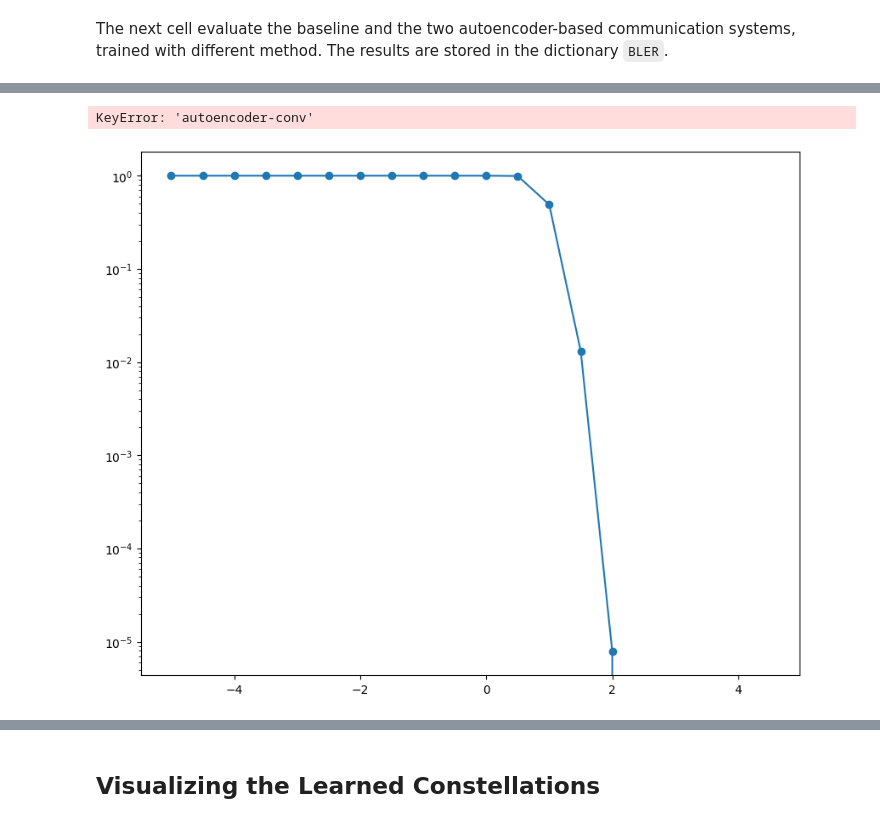
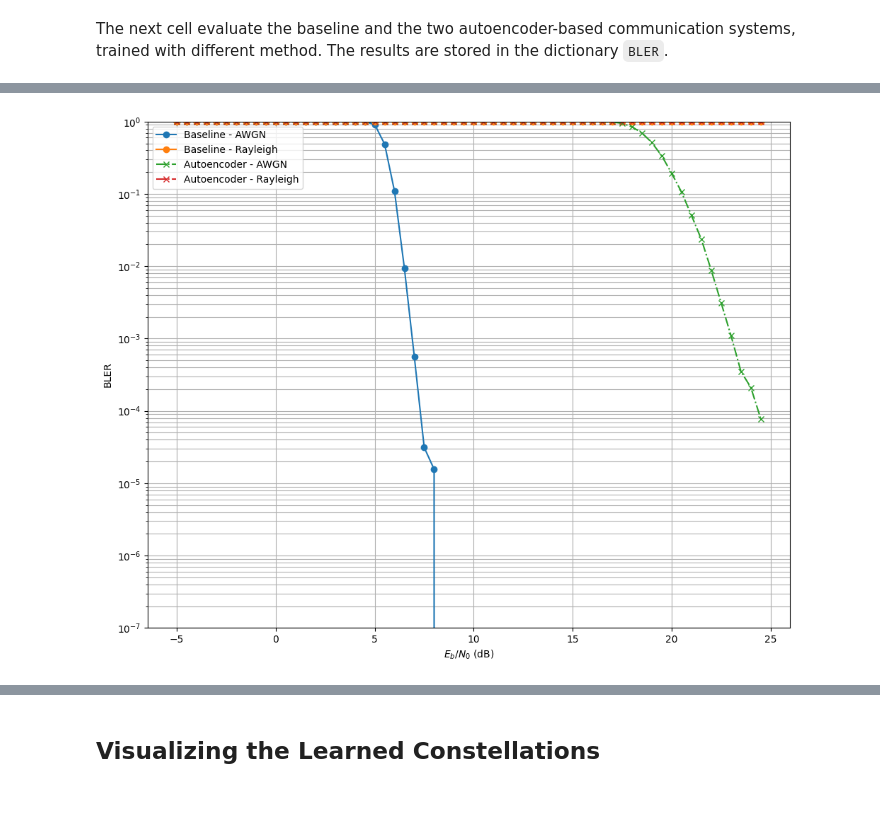
Before and after one commit to VivOwoH/5G-E2E-with-DeepRx-and-WGAN-channel, a Jupyter notebook: Autoencoder.ipynb, the cells around one changed output, grey strips where cells are left out. Drawn from its saved outputs; the diff is of its cells as text; code cells hidden in the pictures.

```diff
--- a/Autoencoder.ipynb
+++ b/Autoencoder.ipynb
@@ -137,10 +150,12 @@ class NeuralDemapper(Layer):
 
         # Stacking the real and imaginary components of the complex received samples
         # and the noise variance
-        no_db = tf.tile(no_db, [1, num_symbols_per_codeword]) # [batch size, num_symbols_per_codeword]
+
+        # no_db = tf.tile(no_db, [1, num_symbols_per_codeword]) # [batch size, num_symbols_per_codeword]
         z = tf.stack([tf.math.real(y),
                       tf.math.imag(y),
                       no_db], axis=2) # [batch size, num_symbols_per_codeword, 3]
+
         llr = self._dense_1(z)
         llr = self._dense_2(llr)
         llr = self._dense_3(llr) # [batch size, num_symbols_per_codeword, num_bits_per_symbol]
@@ -531,6 +490,10 @@ def load_weights(model, model_weights_path):
     with open(model_weights_path, 'rb') as f:
         weights = pickle.load(f)
     model.set_weights(weights)
+
+# Dictionnary storing the results
+BLER = {}
+BER = {}
 # %% [markdown]
 The next cell evaluate the baseline and the two autoencoder-based communication systems, trained with different method.
 The results are stored in the dictionary ``BLER``.
@@ -575,0 +514,7 @@ KeyboardInterrupt:
+# %%
+with open(results_filename, 'rb') as file:
+        ebno_dbs, BLER, BER = pickle.load(file)
+model_baseline_rayleigh = Baseline(channel="rayleigh")
+ber,bler = sim_ber(model_baseline_rayleigh, ebno_dbs, batch_size=1, num_target_block_errors=1000, max_mc_iter=1000)
+BLER['baseline-rayleigh'] = bler.numpy()
+BER['baseline-rayleigh'] = ber.numpy()
@@ -575,0 +543,9 @@ KeyboardInterrupt:
+# %%
+model_conventional = E2ESystemConventionalTraining(training=False, channel="rayleigh")
+load_weights(model_conventional, model_weights_path_conventional_training_rayleigh)
+ber,bler = sim_ber(model_conventional, ebno_dbs, batch_size=1, num_target_block_errors=1000, max_mc_iter=1000)
+BLER['autoencoder-conv-rayleigh'] = bler.numpy()
+BER['autoencoder-conv-rayleigh'] = ber.numpy()
+
+with open(results_filename, 'wb') as f:
+    pickle.dump((ebno_dbs, BLER, BER), f)
@@ -576,18 +570,24 @@ KeyboardInterrupt:
 # %%
+with open(results_filename, 'rb') as file:
+        ebno_dbs, BLER, BER = pickle.load(file)
+
 plt.figure(figsize=(10,8))
 # Baseline - Perfect CSI
-plt.semilogy(ebno_dbs, BLER['baseline'], 'o-', c=f'C0', label=f'Baseline')
+plt.semilogy(ebno_dbs, BLER['baseline-awgn'], 'o-', c=f'C0', label=f'Baseline - AWGN')
+plt.semilogy(ebno_dbs, BLER['baseline-rayleigh'], 'o-', c=f'C1', label=f'Baseline - Rayleigh')
 # Autoencoder - conventional training
-plt.semilogy(ebno_dbs, BLER['autoencoder-conv'], 'x-.', c=f'C1', label=f'Autoencoder - conventional training')
+plt.semilogy(ebno_dbs, BLER['autoencoder-conv'], 'x-.', c=f'C2', label=f'Autoencoder - AWGN')
+# Autoencoder - conventional training rayleigh
+plt.semilogy(ebno_dbs, BLER['autoencoder-conv-rayleigh'], 'x-.', c=f'C3', label=f'Autoencoder - Rayleigh')
+
 # Autoencoder - RL-based training
-# plt.semilogy(ebno_dbs, BLER['autoencoder-rl'], 'o-.', c=f'C2', label=f'Autoencoder - RL-based training')
+# plt.semilogy(ebno_dbs, BLER['autoencoder-rl'], 'o-.', c=f'C3', label=f'Autoencoder - RL-based training')
 
 plt.xlabel(r"$E_b/N_0$ (dB)")
 plt.ylabel("BLER")
 plt.grid(which="both")
-plt.ylim((1e-4, 1.0))
+plt.ylim((1e-7, 1.0))
 plt.legend()
 plt.tight_layout()
 # %% [output]
-KeyError: 'autoencoder-conv'
-[figure, old version]
+[figure, new version]
```
Also changed, not shown: parts of 24 cells of this notebook, 39 other files.
